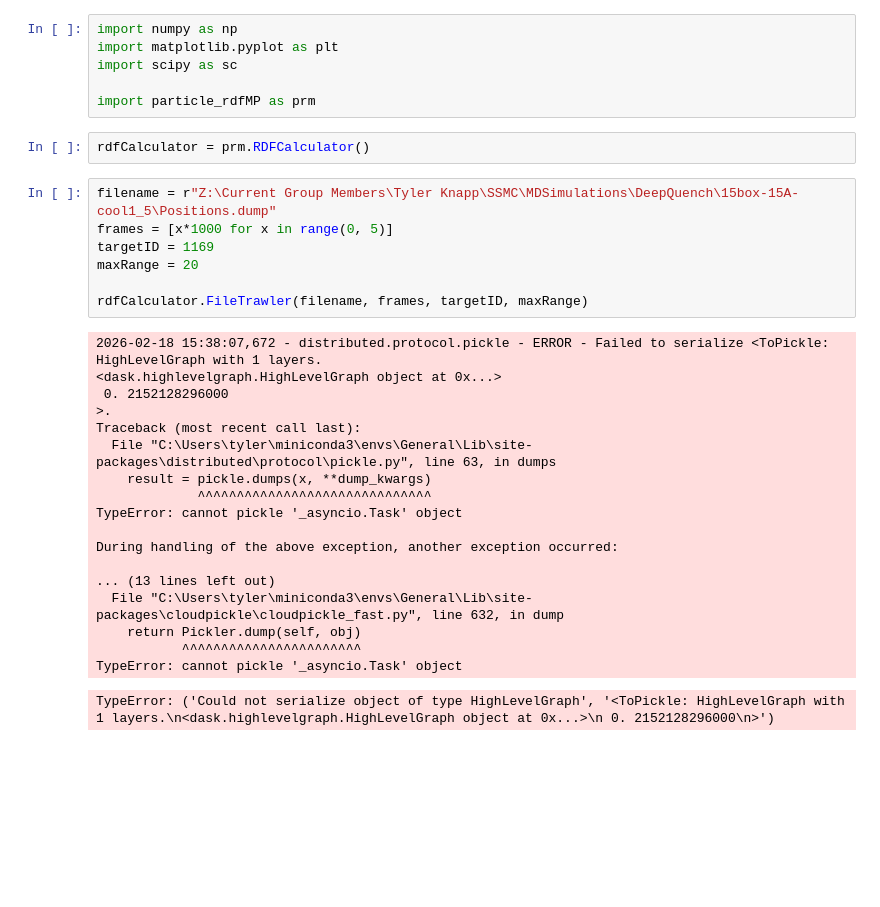
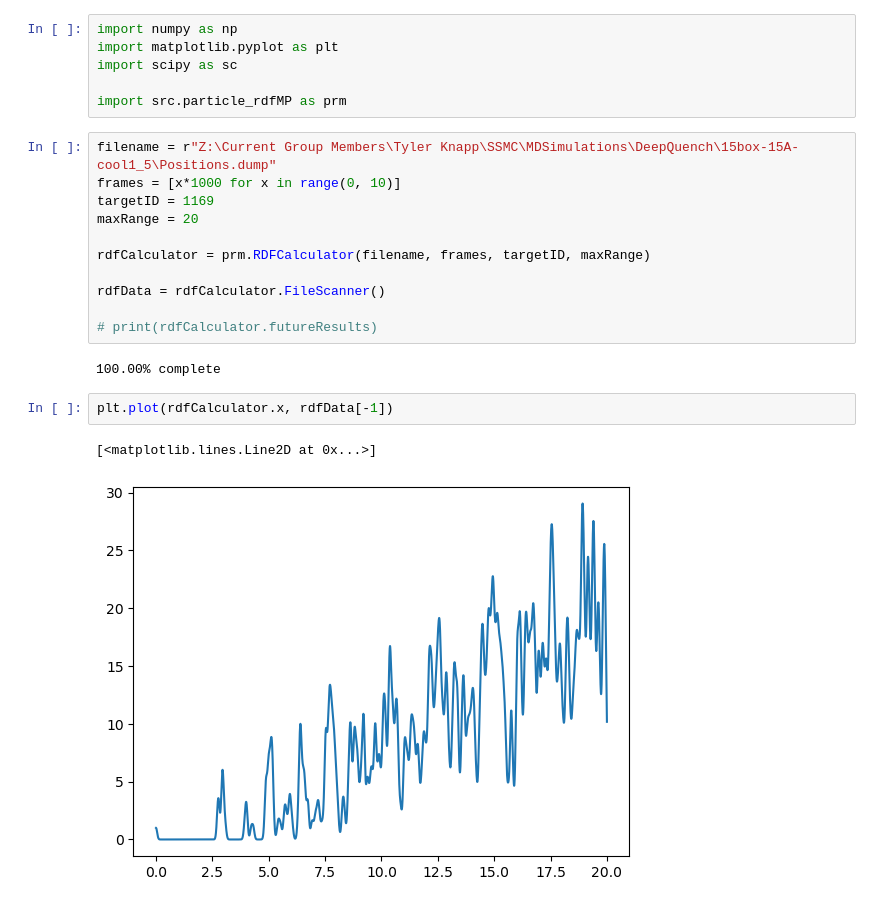
Before and after one commit to pcross0405/SSMCI-RDF, a Jupyter notebook: MPTesting.ipynb, the cells around one changed output. Cells and saved outputs as stored; diff of their text form; blank space fills up the shorter version.

Commit message:
Fully Implemented Dask
Dask has been implemented into the individual rdf method. A testing notebook was also made to ensure functionality.

```diff
--- a/MPTesting.ipynb
+++ b/MPTesting.ipynb
@@ -3,32 +3,22 @@ import numpy as np
 import matplotlib.pyplot as plt
 import scipy as sc
 
-import particle_rdfMP as prm
+import src.particle_rdfMP as prm
 # %%
-rdfCalculator = prm.RDFCalculator()
+filename = r"Z:\Current Group Members\Tyler Knapp\SSMC\MDSimulations\DeepQuench\15box-15A-cool1_5\Positions.dump"
+frames = [x*1000 for x in range(0, 10)]
+targetID = 1169
+maxRange = 20
+
+rdfCalculator = prm.RDFCalculator(filename, frames, targetID, maxRange)
+
+rdfData = rdfCalculator.FileScanner()
+
+# print(rdfCalculator.futureResults)
+# %% [output]
+100.00% complete
-# %%
-filename = r"Z:\Current Group Members\Tyler Knapp\SSMC\MDSimulations\DeepQuench\15box-15A-cool1_5\Positions.dump"
-frames = [x*1000 for x in range(0, 5)]
-targetID = 1169
-maxRange = 20
-
-rdfCalculator.FileTrawler(filename, frames, targetID, maxRange)
-# %% [output]
-2026-02-18 15:38:07,672 - distributed.protocol.pickle - ERROR - Failed to serialize <ToPickle: HighLevelGraph with 1 layers.
-<dask.highlevelgraph.HighLevelGraph object at 0x...>
- 0. 2152128296000
->.
-Traceback (most recent call last):
-  File "C:\Users\tyler\miniconda3\envs\General\Lib\site-packages\distributed\protocol\pickle.py", line 63, in dumps
-    result = pickle.dumps(x, **dump_kwargs)
-             ^^^^^^^^^^^^^^^^^^^^^^^^^^^^^^
-TypeError: cannot pickle '_asyncio.Task' object
-
-During handling of the above exception, another exception occurred:
-
-... (13 lines left out)
-  File "C:\Users\tyler\miniconda3\envs\General\Lib\site-packages\cloudpickle\cloudpickle_fast.py", line 632, in dump
-    return Pickler.dump(self, obj)
-           ^^^^^^^^^^^^^^^^^^^^^^^
-TypeError: cannot pickle '_asyncio.Task' object
-TypeError: ('Could not serialize object of type HighLevelGraph', '<ToPickle: HighLevelGraph with 1 layers.\n<dask.highlevelgraph.HighLevelGraph object at 0x...>\n 0. 2152128296000\n>')
+# %%
+plt.plot(rdfCalculator.x, rdfData[-1])
+# %% [output]
+[<matplotlib.lines.Line2D at 0x...>]
+[figure, added]
```
Also changed, not shown: 2 other files.
